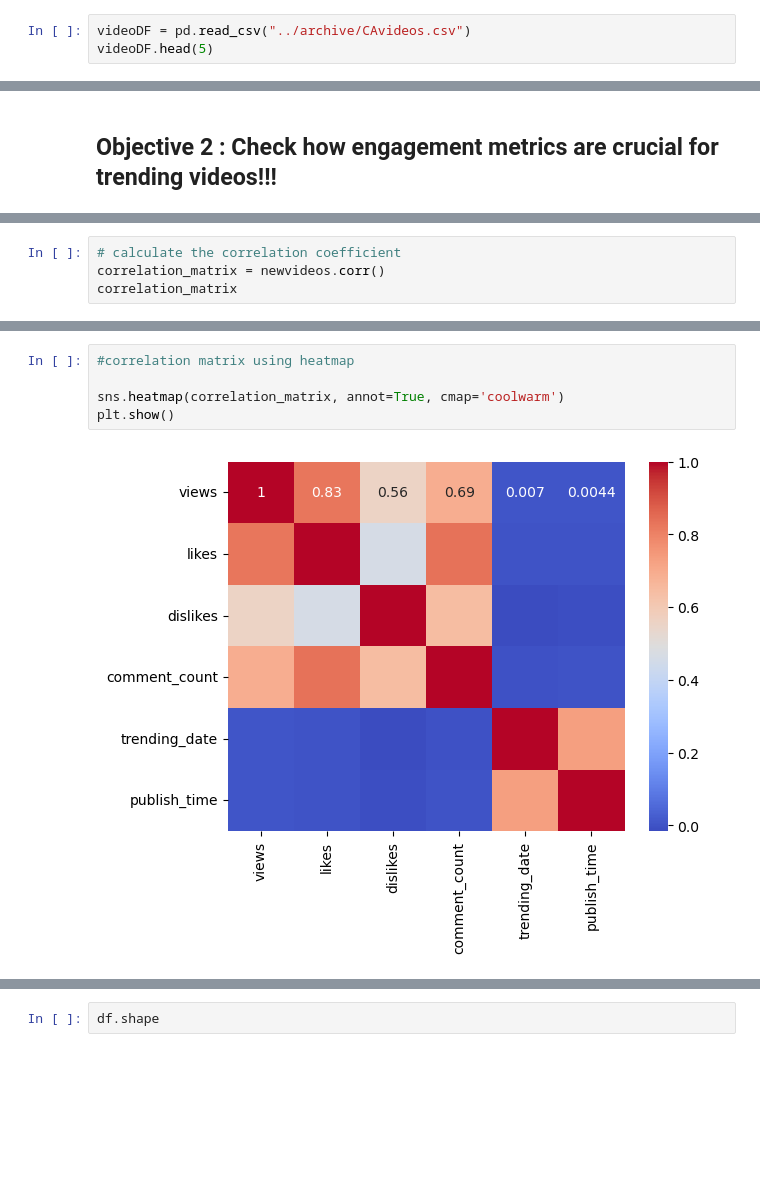
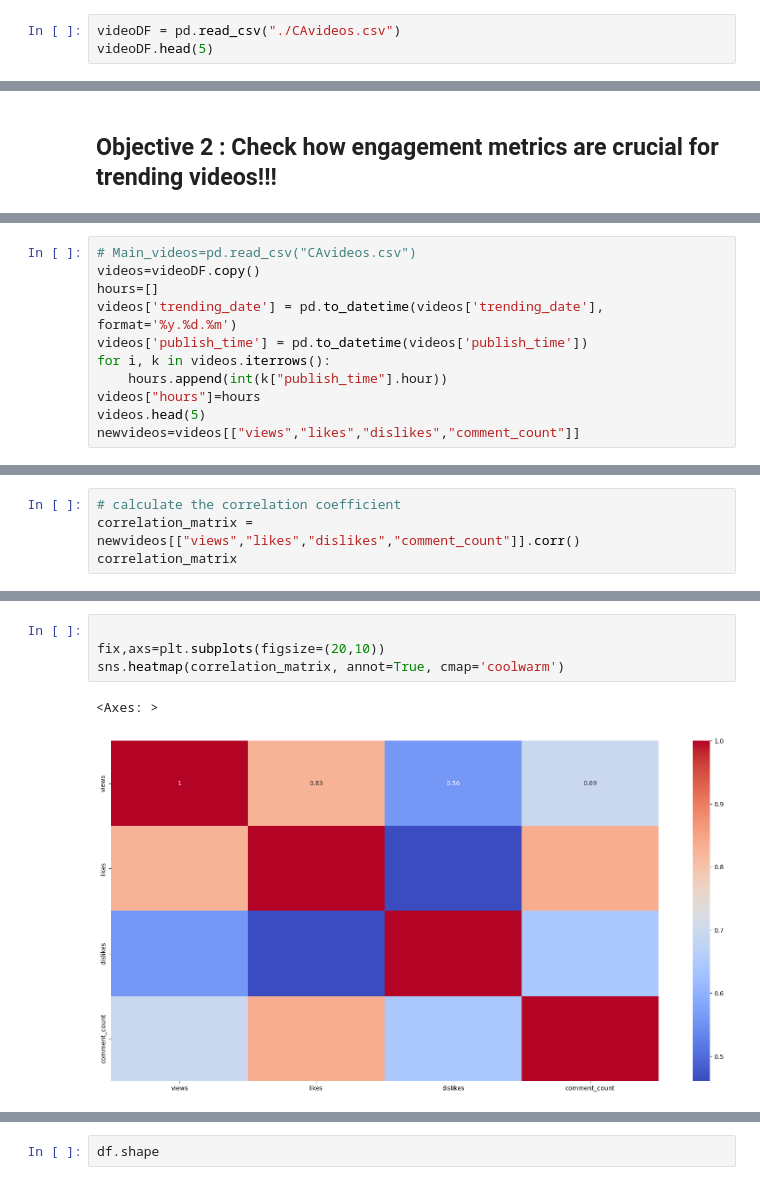
Before and after one commit to aishpatil655/Trending_youtube_Video, a Jupyter notebook: Factor Affecting youtube Videos.ipynb, the cells around one changed output, grey strips where cells are left out. Cells and saved outputs as stored; diff of their text form; blank space fills up the shorter version.

```diff
--- a/Factor Affecting youtube Videos.ipynb
+++ b/Factor Affecting youtube Videos.ipynb
@@ -80,7 +83,7 @@ warnings.simplefilter(action='ignore')
 <a id="csvData"></a>
 ### Importing video dataset (C.S.V)
 # %%
-videoDF = pd.read_csv("../archive/CAvideos.csv")
+videoDF = pd.read_csv("./CAvideos.csv")
 videoDF.head(5)
 # %% [output]
 |  | video_id | trending_date | title | channel_title | category_id | publish_time | tags | views | likes | ... |
@@ -414,0 +335,11 @@ See the caveats in the documentation: https://pandas.pydata.org/pandas-docs/stab
+# %%
+# Main_videos=pd.read_csv("CAvideos.csv")
+videos=videoDF.copy()
+hours=[]
+videos['trending_date'] = pd.to_datetime(videos['trending_date'], format='%y.%d.%m')
+videos['publish_time'] = pd.to_datetime(videos['publish_time'])
+for i, k in videos.iterrows():
+    hours.append(int(k["publish_time"].hour))
+videos["hours"]=hours
+videos.head(5)
+newvideos=videos[["views","likes","dislikes","comment_count"]]
@@ -415,5 +351,5 @@ See the caveats in the documentation: https://pandas.pydata.org/pandas-docs/stab
 # %%
 # calculate the correlation coefficient
-correlation_matrix = newvideos.corr()
+correlation_matrix = newvideos[["views","likes","dislikes","comment_count"]].corr()
 correlation_matrix
 # %% [output]
@@ -437,7 +438,7 @@ sns.pairplot(newvideos, diag_kws={'bins': 30})
 # %%
-#correlation matrix using heatmap
 
+fix,axs=plt.subplots(figsize=(20,10))
 sns.heatmap(correlation_matrix, annot=True, cmap='coolwarm')
-plt.show()
 # %% [output]
+<Axes: >
-[figure, old version]
+[figure, new version]
```
Also changed, not shown: parts of 51 cells of this notebook.
